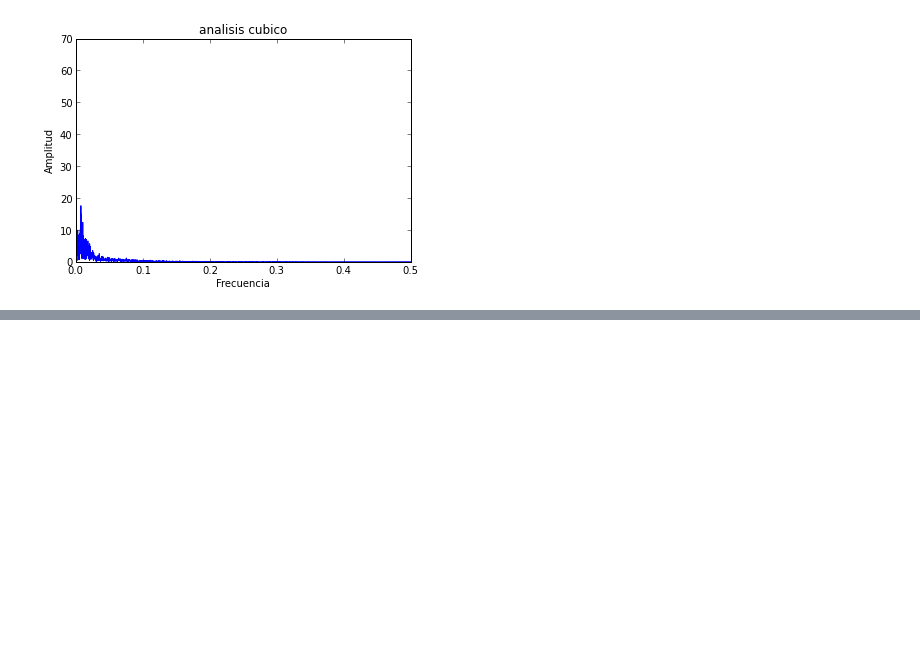
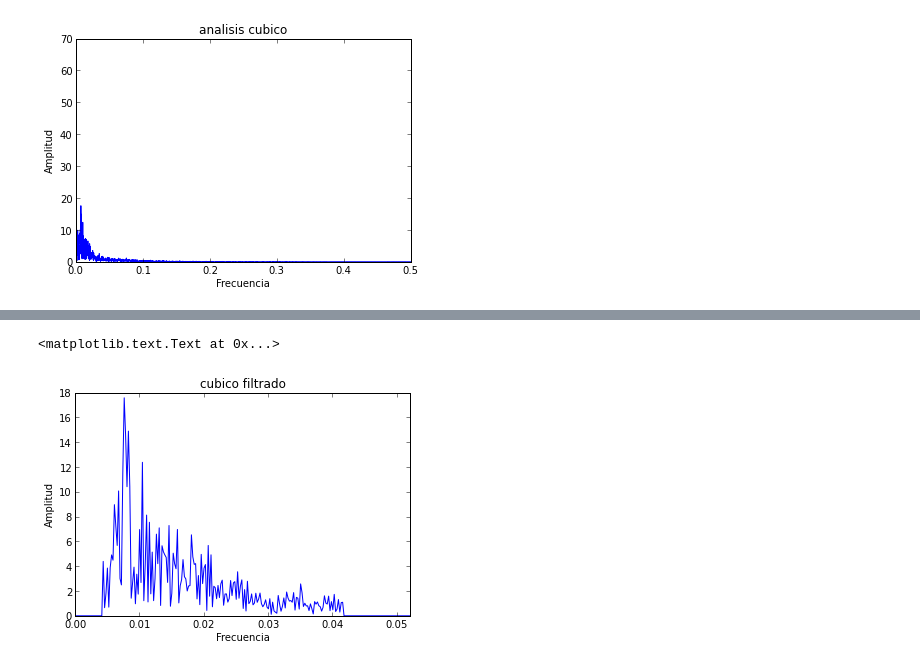
Before and after one commit to HalbardHobby/FisicaComputacional, a Jupyter notebook: Tarea5/Punto2.ipynb, the cells around one changed output, grey strips where cells are left out. Saved outputs shown, nothing was run; the diff lists cells and outputs as text; code cells hidden in the pictures; blank space fills up the shorter version.

```diff
--- a/Tarea5/Punto2.ipynb
+++ b/Tarea5/Punto2.ipynb
@@ -95,0 +125,6 @@ plt.title("analisis cubico")
+# %%
+cube_fil=purificar(cube_spec)
+title("cubico filtrado")
+# %% [output]
+<matplotlib.text.Text at 0x...>
+[figure, added]
```
Also changed, not shown: parts of 4 cells of this notebook.
